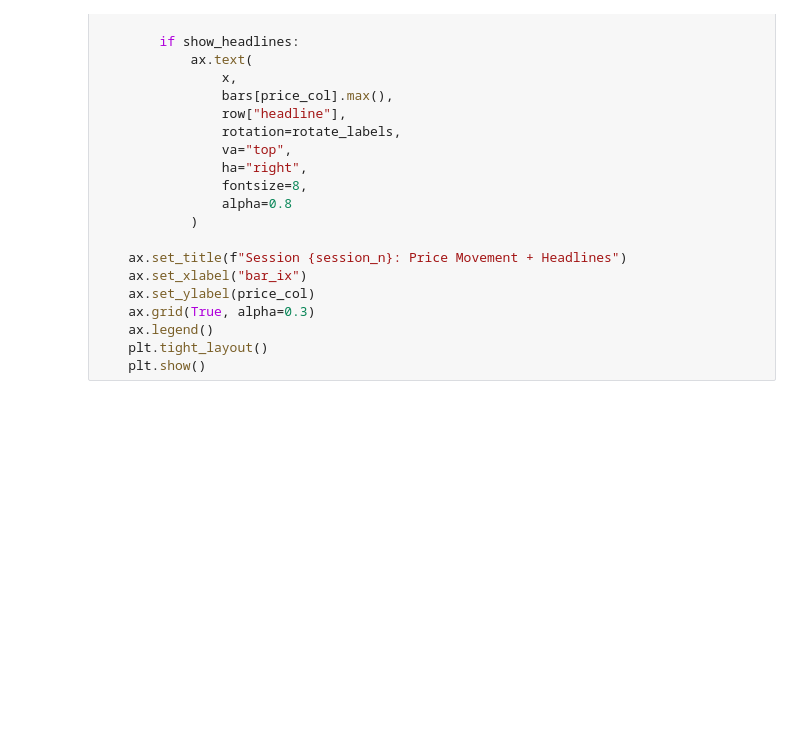
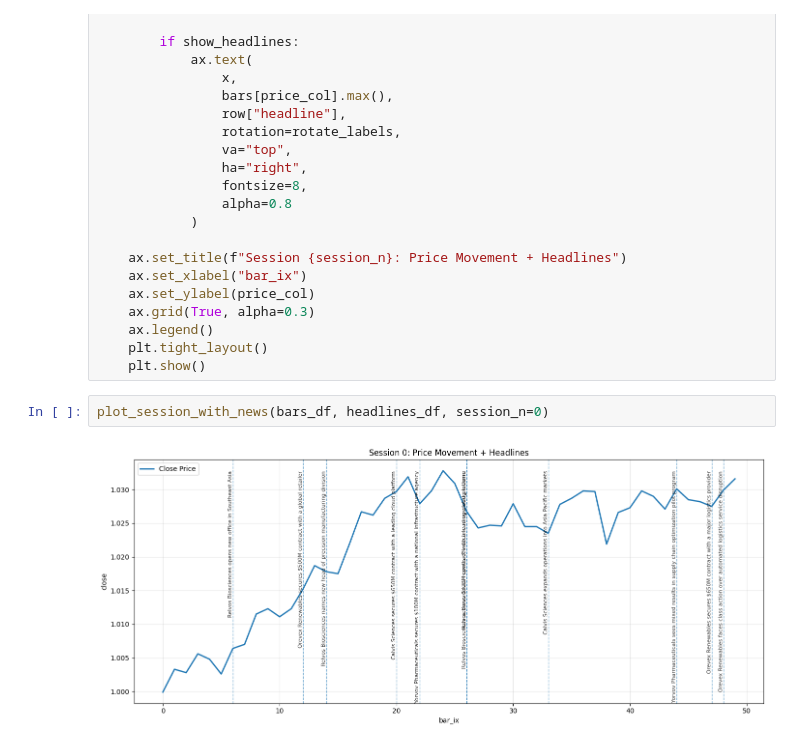
Before and after one commit to Sne4kers/hrt-datathon, a Jupyter notebook: yehor/jupyter.ipynb, the cells around one changed output. Drawn from its saved outputs; the diff is of its cells as text; blank space fills up the shorter version.

```diff
--- a/yehor/jupyter.ipynb
+++ b/yehor/jupyter.ipynb
@@ -126,3 +126,7 @@ def plot_session_with_news(
     ax.legend()
     plt.tight_layout()
     plt.show()
+# %%
+plot_session_with_news(bars_df, headlines_df, session_n=0)
+# %% [output]
+[figure, added]
```
Also changed, not shown: parts of 2 cells of this notebook.
